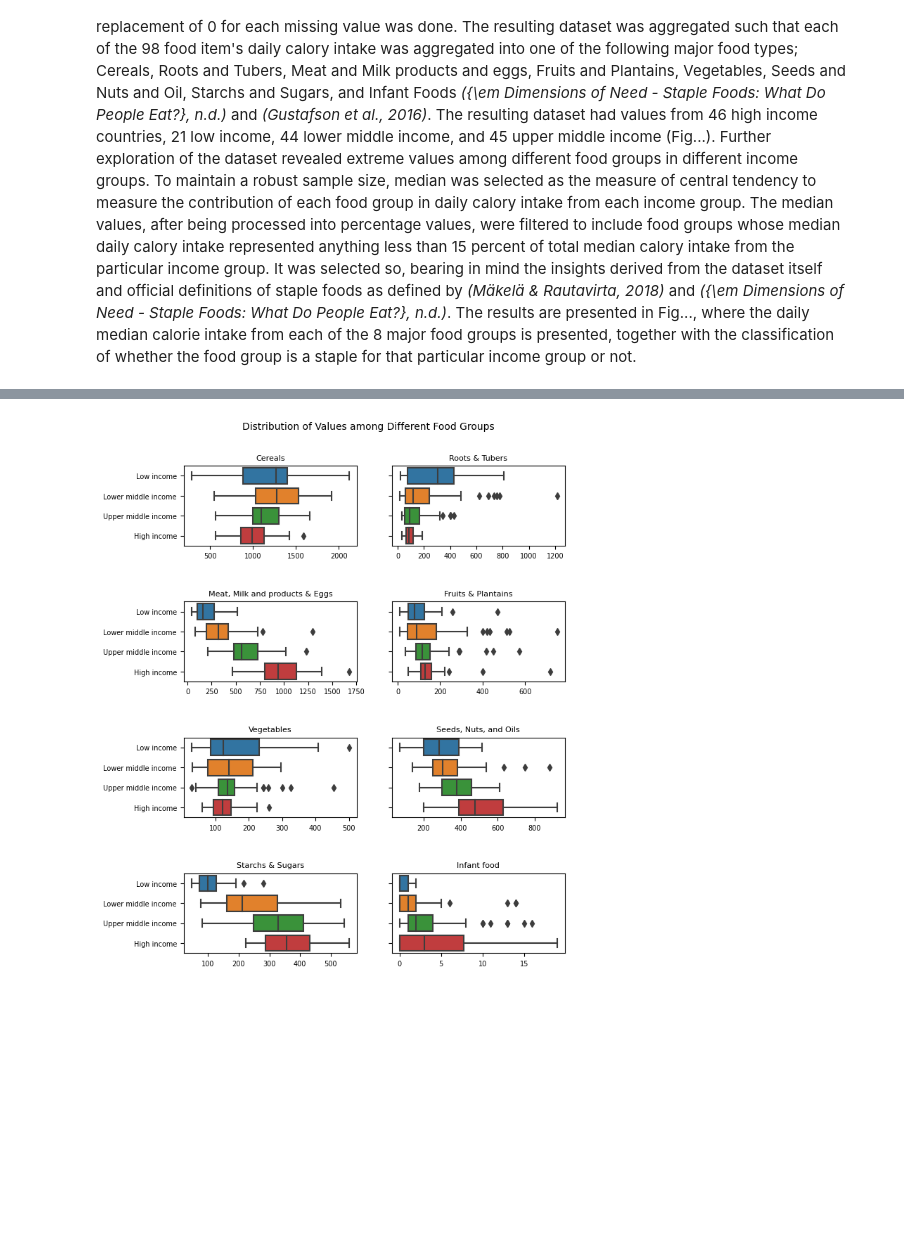
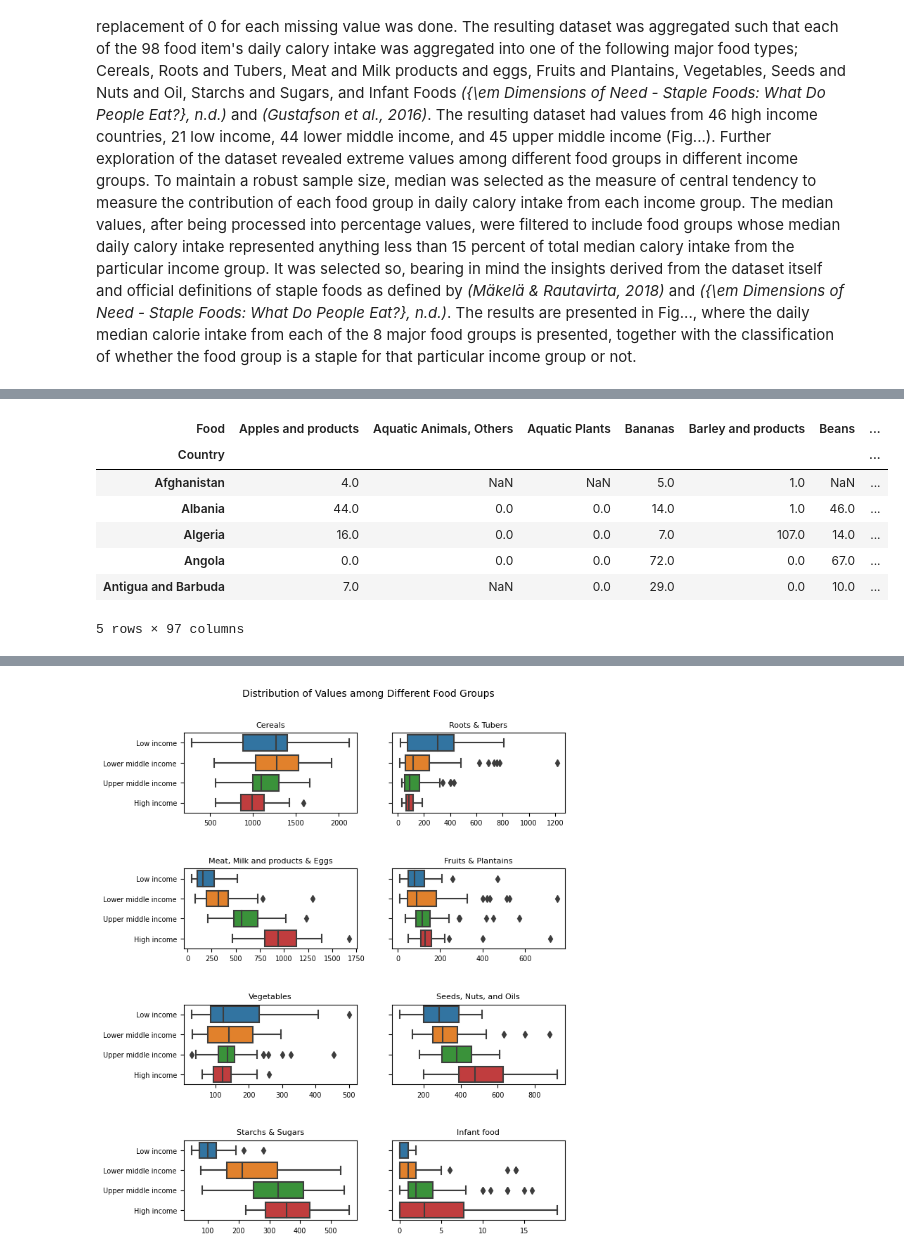
Before and after one commit to DavidMbelwa/thesis, a Jupyter notebook: Materials_and_methods.ipynb, the cells around one changed output, grey strips where cells are left out. Saved outputs shown, nothing was run; the diff lists cells and outputs as text; code cells hidden in the pictures; blank space fills up the shorter version.

```diff
--- a/Materials_and_methods.ipynb
+++ b/Materials_and_methods.ipynb
@@ -78,0 +162,19 @@ The data for this indicator was taken from [FAO's food balance sheets](https://w
+# %%
+# 4. Transposing the 2nd column to work with the data easily.
+
+dietary_intake_transposed = dietary_intake.pivot_table(
+	index= 'Country',
+    columns= 'Food',
+    values = 'Value'
+)
+
+display(dietary_intake_transposed.head())
+# %% [output]
+| Food | Apples and products | Aquatic Animals, Others | Aquatic Plants | Bananas | Barley and products | Beans | ... |
+| Country |  |  |  |  |  |  | ... |
+| Afghanistan | 4.0 | NaN | NaN | 5.0 | 1.0 | NaN | ... |
+| Albania | 44.0 | 0.0 | 0.0 | 14.0 | 1.0 | 46.0 | ... |
+| Algeria | 16.0 | 0.0 | 0.0 | 7.0 | 107.0 | 14.0 | ... |
+| Angola | 0.0 | 0.0 | 0.0 | 72.0 | 0.0 | 67.0 | ... |
+| Antigua and Barbuda | 7.0 | NaN | 0.0 | 29.0 | 0.0 | 10.0 | ... |
+5 rows × 97 columns
```
Also changed, not shown: parts of 7 cells of this notebook.
